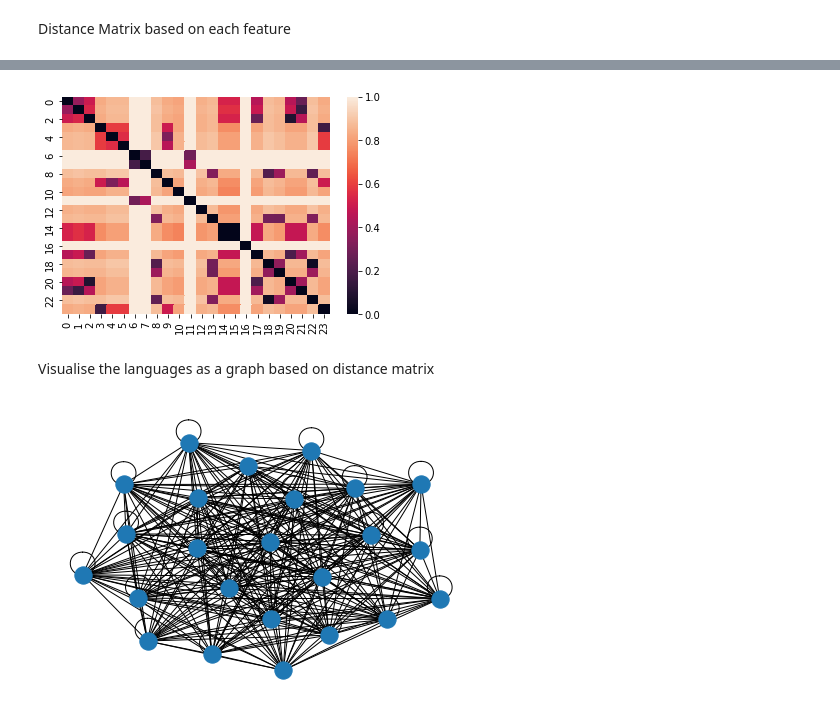
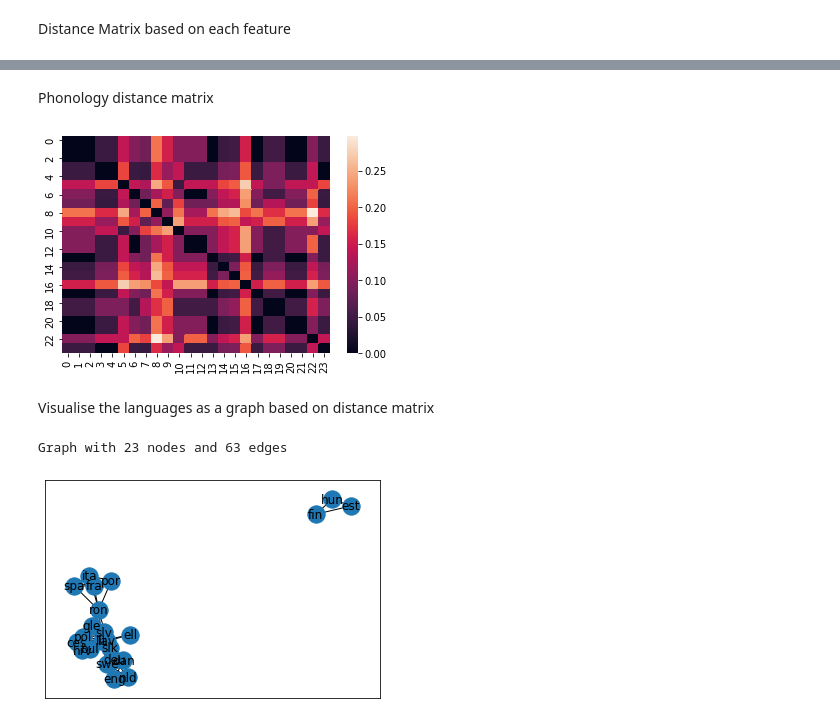
Before and after one commit to stefipreda/Language-Distance, a Jupyter notebook: Language_Distance.ipynb, the cells around one changed output, grey strips where cells are left out. Cells and saved outputs as stored; diff of their text form; code cells hidden in the pictures.

```diff
--- a/Language_Distance.ipynb
+++ b/Language_Distance.ipynb
@@ -63,11 +77,13 @@ for i, l1 in enumerate(languages):
+# %% [markdown]
+Phonology distance matrix
 # %%
 phonology_matrix = np.zeros((len(languages), len(languages)))
 for i, l1 in enumerate(languages):
   for j, l2 in enumerate(languages):
     phonology_matrix[i][j] = feature_distance(phonology_features[l1], phonology_features[l2])
 # %%
-ax = sns.heatmap(fam_matrix)
+ax = sns.heatmap(phonology_matrix)
 # %% [output]
-[figure, old version]
+[figure, new version]
 # %% [markdown]
 Visualise the languages as a graph based on distance matrix
@@ -78,4 +97,5 @@ def visualise_graph(dist_matrix, labels):
 # %%
-visualise_graph(fam_matrix, [])
+visualise_graph(fam_matrix, languages, threshold=0.8)
 # %% [output]
+Graph with 23 nodes and 63 edges
-[figure, old version]
+[figure, new version]
```
Also changed, not shown: parts of 15 cells of this notebook.
